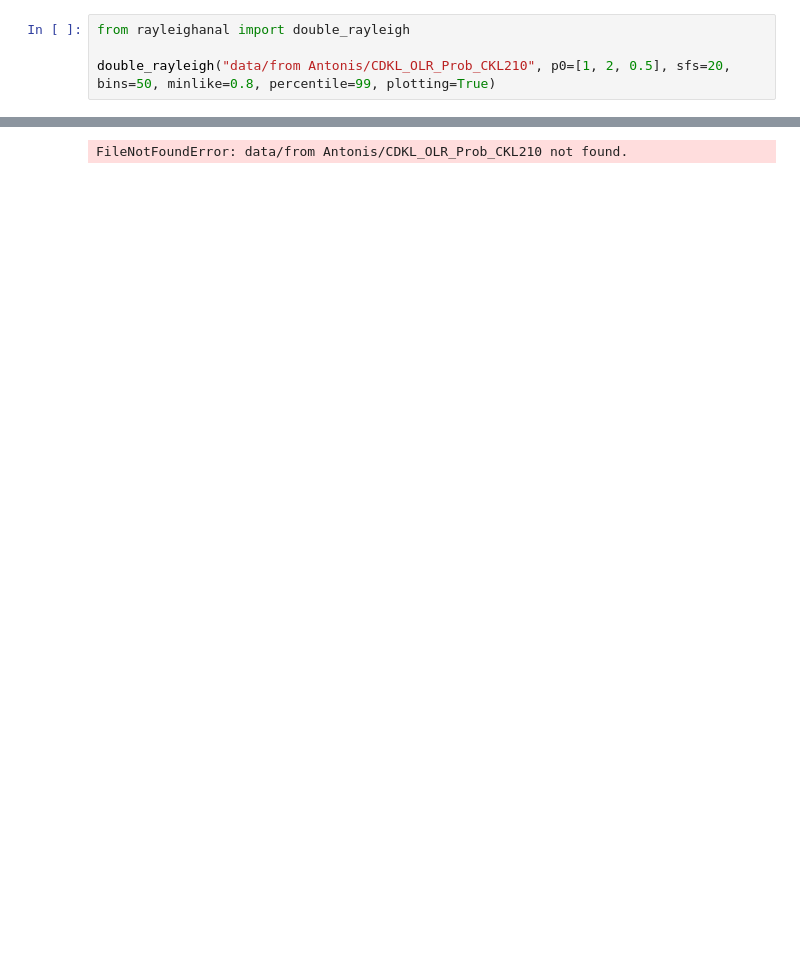
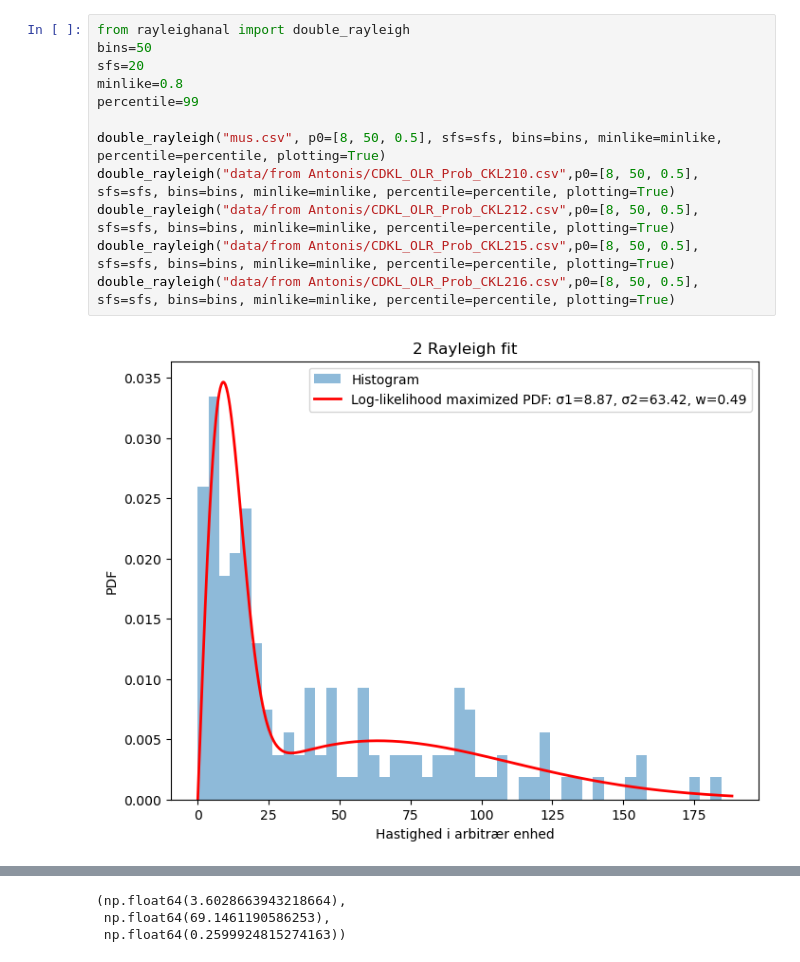
Before and after one commit to andreagudik-blip/forsteorsprojekt, a Jupyter notebook: Data analyse.ipynb, the cells around one changed output, grey strips where cells are left out. Cells and saved outputs as stored; diff of their text form; blank space fills up the shorter version.

Commit message:
Analyseret data

```diff
--- a/Data analyse.ipynb
+++ b/Data analyse.ipynb
@@ -1,5 +1,14 @@
 # %%
 from rayleighanal import double_rayleigh
+bins=50
+sfs=20
+minlike=0.8
+percentile=99
 
-double_rayleigh("data/from Antonis/CDKL_OLR_Prob_CKL210", p0=[1, 2, 0.5], sfs=20, bins=50, minlike=0.8, percentile=99, plotting=True)
+double_rayleigh("mus.csv", p0=[8, 50, 0.5], sfs=sfs, bins=bins, minlike=minlike, percentile=percentile, plotting=True)
+double_rayleigh("data/from Antonis/CDKL_OLR_Prob_CKL210.csv",p0=[8, 50, 0.5], sfs=sfs, bins=bins, minlike=minlike, percentile=percentile, plotting=True)
+double_rayleigh("data/from Antonis/CDKL_OLR_Prob_CKL212.csv",p0=[8, 50, 0.5], sfs=sfs, bins=bins, minlike=minlike, percentile=percentile, plotting=True)
+double_rayleigh("data/from Antonis/CDKL_OLR_Prob_CKL215.csv",p0=[8, 50, 0.5], sfs=sfs, bins=bins, minlike=minlike, percentile=percentile, plotting=True)
+double_rayleigh("data/from Antonis/CDKL_OLR_Prob_CKL216.csv",p0=[8, 50, 0.5], sfs=sfs, bins=bins, minlike=minlike, percentile=percentile, plotting=True)
 # %% [output]
+[figure, added]
@@ -6 +19,3 @@ double_rayleigh("data/from Antonis/CDKL_OLR_Prob_CKL210", p0=[1, 2, 0.5], sfs=20
-FileNotFoundError: data/from Antonis/CDKL_OLR_Prob_CKL210 not found.
+(np.float64(3.6028663943218664),
+ np.float64(69.1461190586253),
+ np.float64(0.2599924815274163))
```
Also changed, not shown: parts of 2 cells of this notebook, 1 other file.
